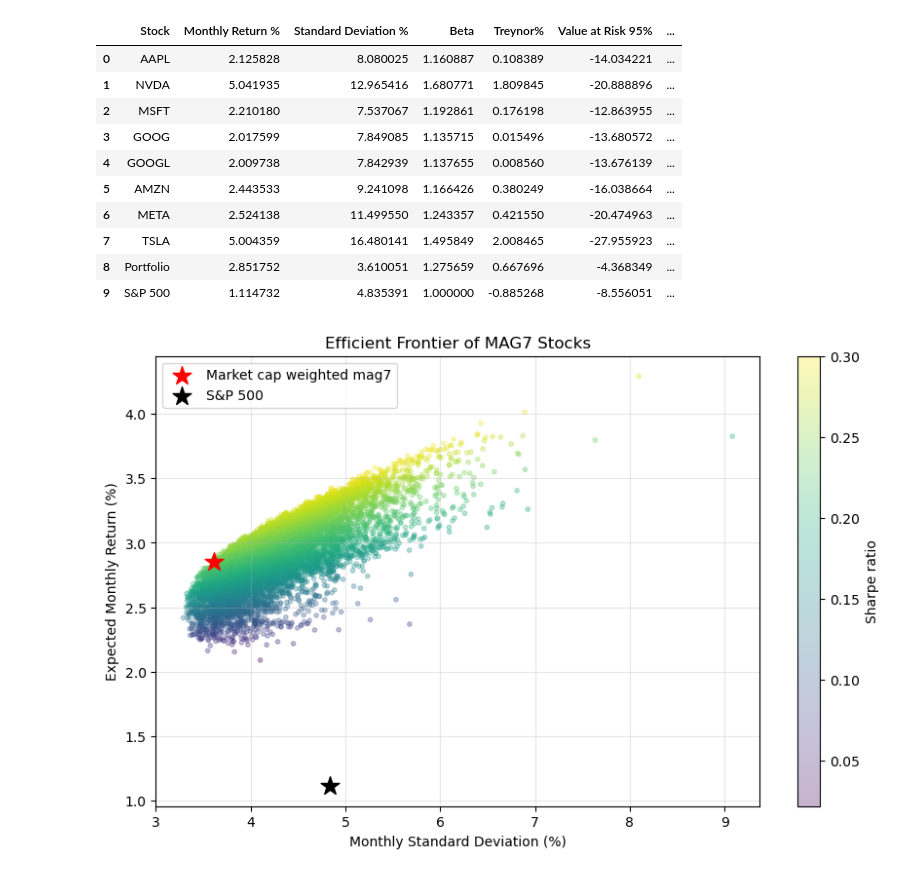
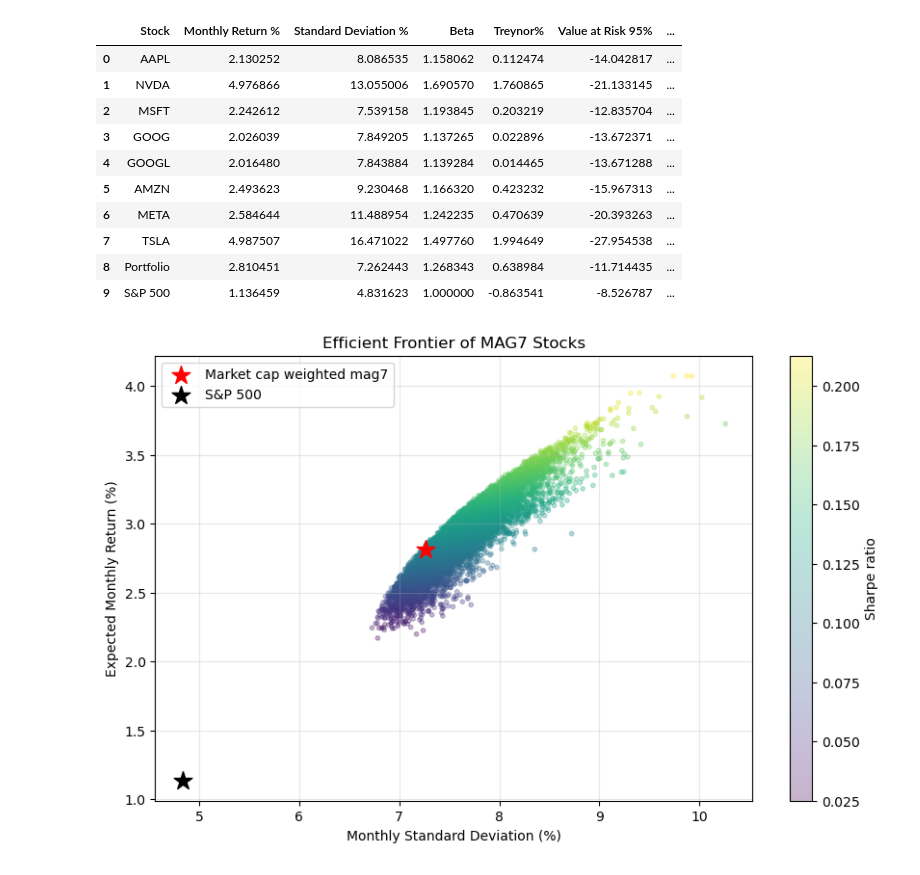
Before and after one commit to PriyadarshiAkshay/qaunt-finance, a Jupyter notebook: portfolio_rebalance.ipynb, the cells around one changed output. Cells and saved outputs as stored; diff of their text form; code cells hidden in the pictures.

```diff
--- a/portfolio_rebalance.ipynb
+++ b/portfolio_rebalance.ipynb
@@ -45,7 +45,13 @@ weights = np.array(market_caps) / sum(market_caps)
 
 # Calculate portfolio metrics
 port_monthly_return = np.sum(monthly_returns * weights) * 100
-port_std = np.sqrt(np.sum(weights**2 * stdevs**2)) * 100
+# Create covariance matrix from daily returns
+cov_matrix = np.zeros((len(stocks), len(stocks)))
+for i in range(len(stocks)):
+    for j in range(len(stocks)):
+        cov_matrix[i,j] = np.cov(data[i]['daily_return'], data[j]['daily_return'])[0,1] * 21  # Scale to monthly
+
+port_std = np.sqrt(weights.T @ cov_matrix @ weights) * 100
 port_beta = np.sum(betas * weights)
 port_treynor = ((port_monthly_return/100 - risk_free_rate) / port_beta) * 100
 port_var95 = (port_monthly_return/100 - 2 * port_std/100) * 100
@@ -86,16 +92,16 @@ df = pd.concat([df, spx_row], ignore_index=True)
 df
 # %% [output]
 |  | Stock | Monthly Return % | Standard Deviation % | Beta | Treynor% | Value at Risk 95% | ... |
-| 0 | AAPL | 2.125828 | 8.080025 | 1.160887 | 0.108389 | -14.034221 | ... |
-| 1 | NVDA | 5.041935 | 12.965416 | 1.680771 | 1.809845 | -20.888896 | ... |
-| 2 | MSFT | 2.210180 | 7.537067 | 1.192861 | 0.176198 | -12.863955 | ... |
-| 3 | GOOG | 2.017599 | 7.849085 | 1.135715 | 0.015496 | -13.680572 | ... |
-| 4 | GOOGL | 2.009738 | 7.842939 | 1.137655 | 0.008560 | -13.676139 | ... |
-| 5 | AMZN | 2.443533 | 9.241098 | 1.166426 | 0.380249 | -16.038664 | ... |
-| 6 | META | 2.524138 | 11.499550 | 1.243357 | 0.421550 | -20.474963 | ... |
-| 7 | TSLA | 5.004359 | 16.480141 | 1.495849 | 2.008465 | -27.955923 | ... |
-| 8 | Portfolio | 2.851752 | 3.610051 | 1.275659 | 0.667696 | -4.368349 | ... |
-| 9 | S&P 500 | 1.114732 | 4.835391 | 1.000000 | -0.885268 | -8.556051 | ... |
+| 0 | AAPL | 2.130252 | 8.086535 | 1.158062 | 0.112474 | -14.042817 | ... |
+| 1 | NVDA | 4.976866 | 13.055006 | 1.690570 | 1.760865 | -21.133145 | ... |
+| 2 | MSFT | 2.242612 | 7.539158 | 1.193845 | 0.203219 | -12.835704 | ... |
+| 3 | GOOG | 2.026039 | 7.849205 | 1.137265 | 0.022896 | -13.672371 | ... |
+| 4 | GOOGL | 2.016480 | 7.843884 | 1.139284 | 0.014465 | -13.671288 | ... |
+| 5 | AMZN | 2.493623 | 9.230468 | 1.166320 | 0.423232 | -15.967313 | ... |
+| 6 | META | 2.584644 | 11.488954 | 1.242235 | 0.470639 | -20.393263 | ... |
+| 7 | TSLA | 4.987507 | 16.471022 | 1.497760 | 1.994649 | -27.954538 | ... |
+| 8 | Portfolio | 2.810451 | 7.262443 | 1.268343 | 0.638984 | -11.714435 | ... |
+| 9 | S&P 500 | 1.136459 | 4.831623 | 1.000000 | -0.863541 | -8.526787 | ... |
 # %%
 import matplotlib.pyplot as plt
 import numpy as np
@@ -110,36 +116,36 @@ for i in range(n_portfolios):
     w = np.random.random(len(stocks))
     w = w/np.sum(w)
     weights_list.append(w)
 
     # Portfolio return
     port_ret = np.sum(monthly_returns * w)
 
-    # Portfolio standard deviation
-    _port_std = np.sqrt(np.sum(w**2 * stdevs**2))
+    # Portfolio standard deviation (including covariance)
+    _port_std = np.sqrt(w.T @ cov_matrix @ w)
 
     # Sharpe ratio
     sharpe = (port_ret - risk_free_rate) / _port_std
 
     results[i] = [port_ret*100, _port_std*100, sharpe]
 
 # Plot results
 plt.figure(figsize=(10, 6))
 plt.scatter(results[:,1], results[:,0], c=results[:,2], cmap='viridis', marker='o', s=10, alpha=0.3)
 plt.colorbar(label='Sharpe ratio')
 
 # Plot current portfolio and S&P500
 plt.scatter(port_std, port_monthly_return, color='red', marker='*', s=200, label='Market cap weighted mag7')
 plt.scatter(spx_std, spx_monthly_return, color='black', marker='*', s=200, label='S&P 500')
 
 plt.xlabel('Monthly Standard Deviation (%)')
 plt.ylabel('Expected Monthly Return (%)')
 plt.title('Efficient Frontier of MAG7 Stocks')
 plt.legend()
 plt.grid(True, alpha=0.3)
 plt.savefig('figures/efficient_frontier.png', dpi=300, bbox_inches='tight')
 plt.show()
 # %% [output]
-[figure, old version]
+[figure, new version]
 # %%
 # Find portfolios with standard deviation less than or equal to S&P 500
 mask = results[:,1] <= spx_std
```
Also changed, not shown: parts of 2 cells of this notebook, 5 other files.
